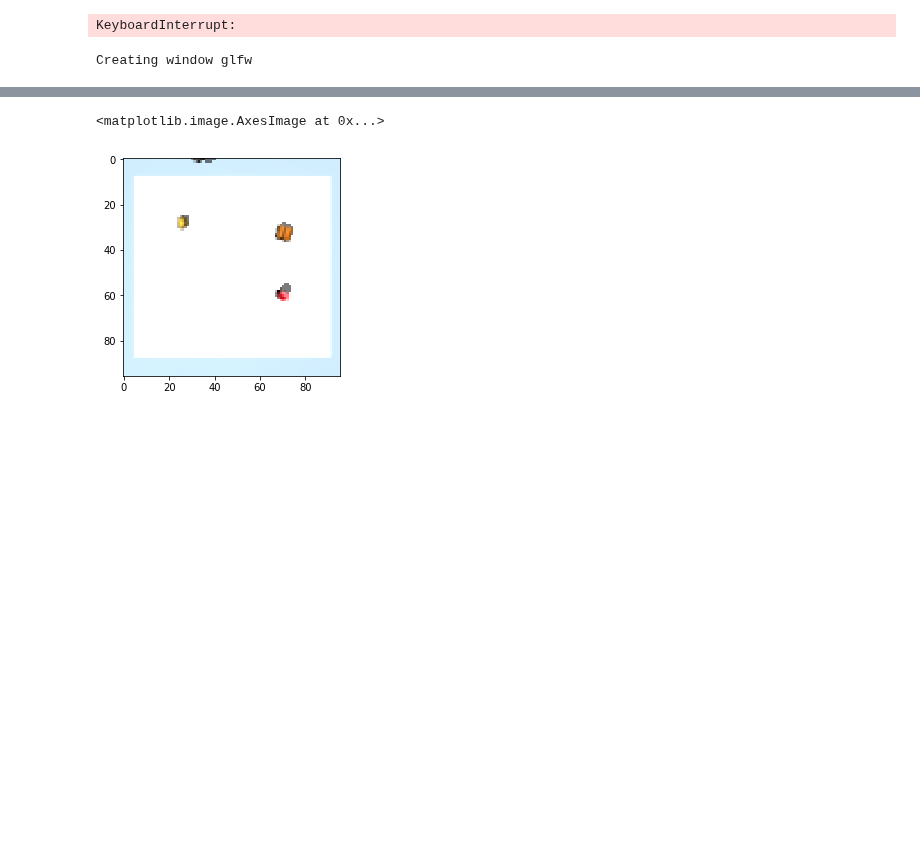
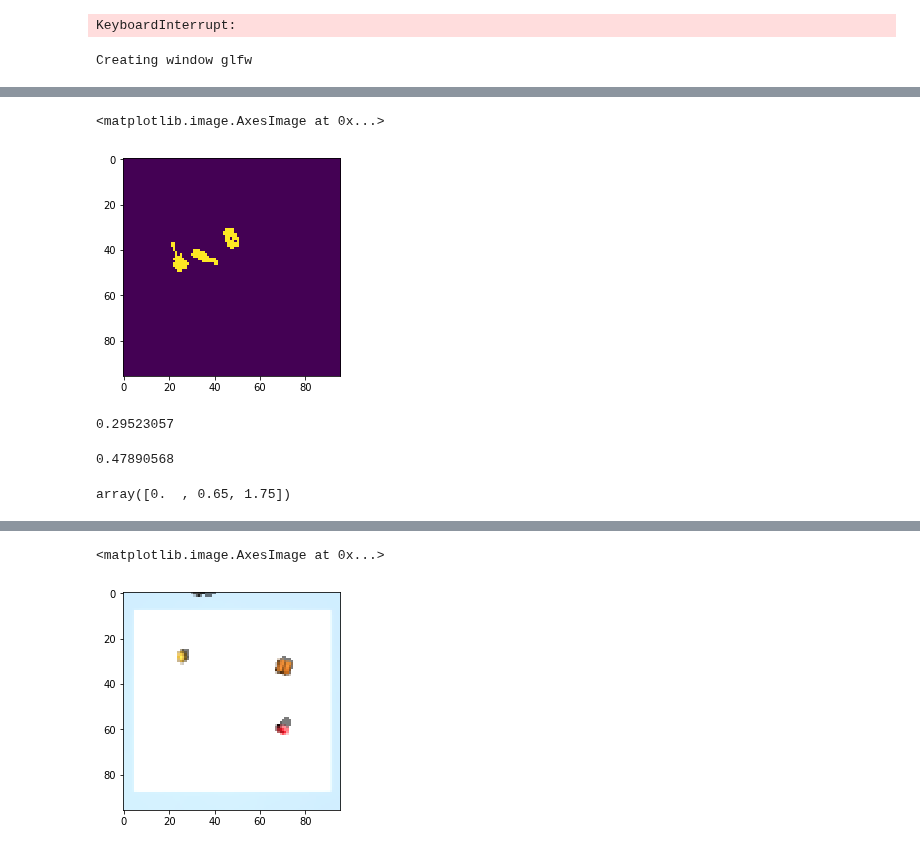
Before and after one commit to hogunkee/ur5_manipulation, a Jupyter notebook: ur5_mujoco/TestPadding.ipynb, the cells around one changed output, grey strips where cells are left out. Drawn from its saved outputs; the diff is of its cells as text; code cells hidden in the pictures; blank space fills up the shorter version.

```diff
--- a/ur5_mujoco/TestPadding.ipynb
+++ b/ur5_mujoco/TestPadding.ipynb
@@ -34,0 +84,18 @@ Creating window glfw
+# %%
+depth_bg = np.load('depth_bg.npy')
+plt.imshow((depth_bg - depth)>0)
+# %% [output]
+<matplotlib.image.AxesImage at 0x...>
+[figure, added]
+# %%
+process(depth).min()
+# %% [output]
+0.29523057
+# %%
+process(depth).max()
+# %% [output]
+0.47890568
+# %%
+env.sim.model.cam_pos[1]
+# %% [output]
+array([0.  , 0.65, 1.75])
```
Also changed, not shown: parts of 43 cells of this notebook, 16 other files.
